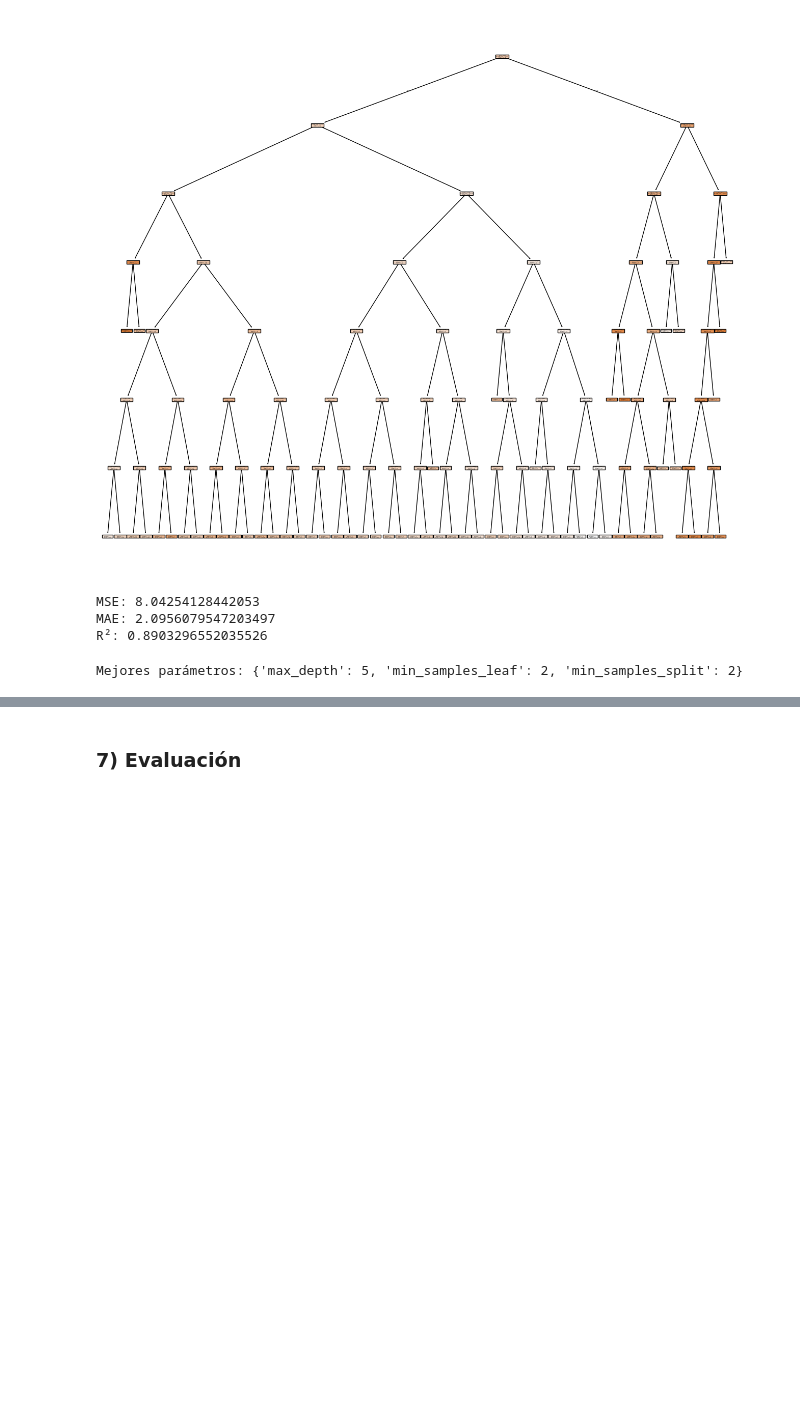
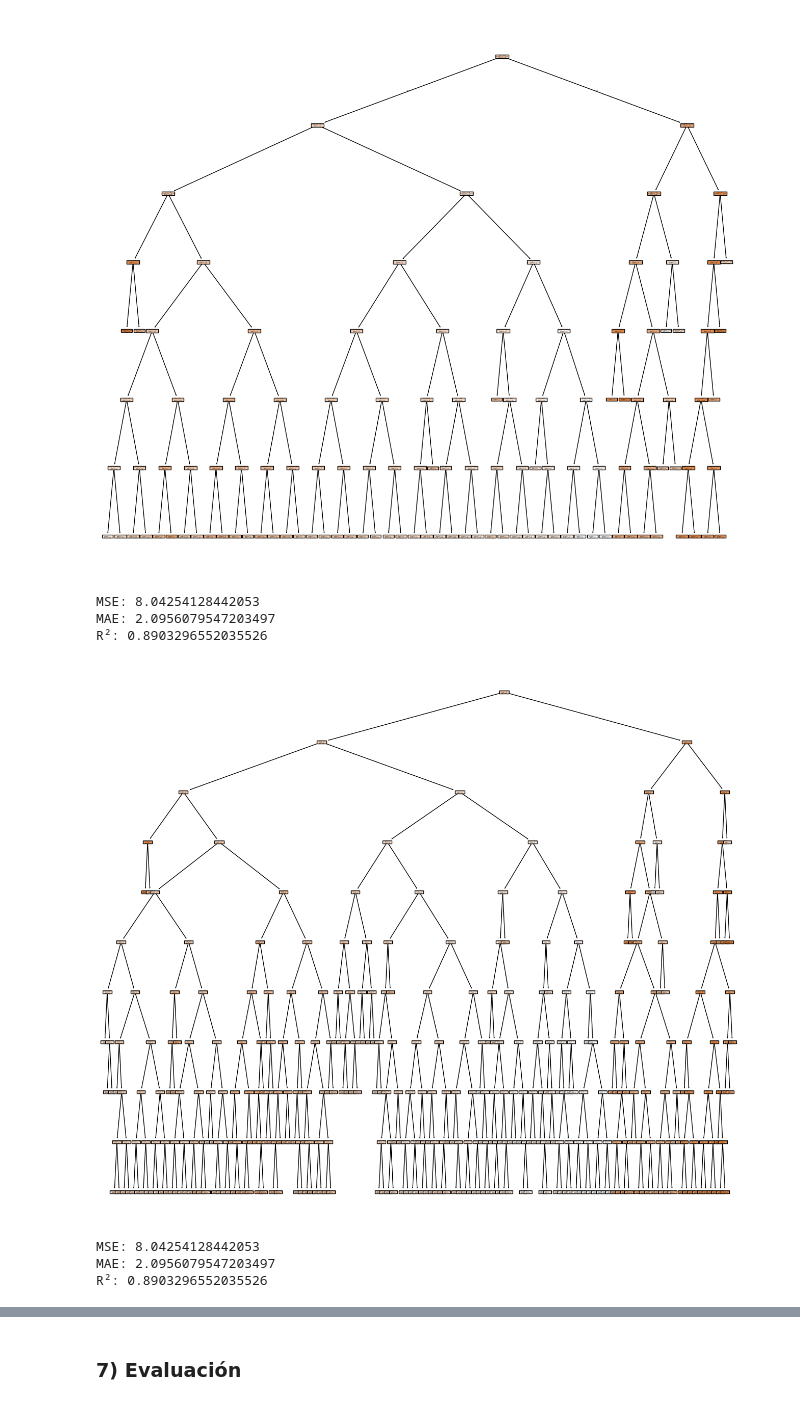
Before and after one commit to LailaBulh/Programacion---Claas-Files, a Jupyter notebook: practica25_263166.ipynb, the cells around one changed output, grey strips where cells are left out. Saved outputs shown, nothing was run; the diff lists cells and outputs as text; code cells hidden in the pictures; blank space fills up the shorter version.

```diff
--- a/practica25_263166.ipynb
+++ b/practica25_263166.ipynb
@@ -228,26 +228,26 @@ print("R²:", r2_score(y_test, y_pred))
 MSE: 8.04254128442053
 MAE: 2.0956079547203497
 R²: 0.8903296552035526
-# %%
-### Revisar
-from sklearn.tree import DecisionTreeRegressor
-from sklearn.model_selection import GridSearchCV
-
-# Definir el modelo base
-modelo = DecisionTreeRegressor(random_state=42)
-
-# Definir el grid de hiperparámetros
-param_grid = {
-    'max_depth': [3, 5, 10, None],
-    'min_samples_split': [2, 5, 10],
-    'min_samples_leaf': [1, 2, 4]
-}
-
-# Búsqueda con validación cruzada
-grid_search = GridSearchCV(estimator=modelo, param_grid=param_grid, cv=5, scoring='neg_mean_squared_error')
-grid_search.fit(X_train, y_train)
-
-# Mejor combinación
-print("Mejores parámetros:", grid_search.best_params_)
-# %% [output]
-Mejores parámetros: {'max_depth': 5, 'min_samples_leaf': 2, 'min_samples_split': 2}
+# %%
+### Experimento 2
+
+DTree10 = DecisionTreeRegressor(max_depth= 10)
+DTree10.fit(X_train, y_train)
+
+plt.figure(figsize= (16, 14))
+plot_tree(DTree10, filled= True, feature_names= X.columns, class_names= ['0', '1'])
+plt.show()
+# %% [output]
+[figure, added]
+# %%
+### Evaluación depth 10
+
+y_pred = DTree7.predict(X_test)
+
+print("MSE:", mean_squared_error(y_test, y_pred))
+print("MAE:", mean_absolute_error(y_test, y_pred))
+print("R²:", r2_score(y_test, y_pred))
+# %% [output]
+MSE: 8.04254128442053
+MAE: 2.0956079547203497
+R²: 0.8903296552035526
```
Also changed, not shown: parts of 4 cells of this notebook.
